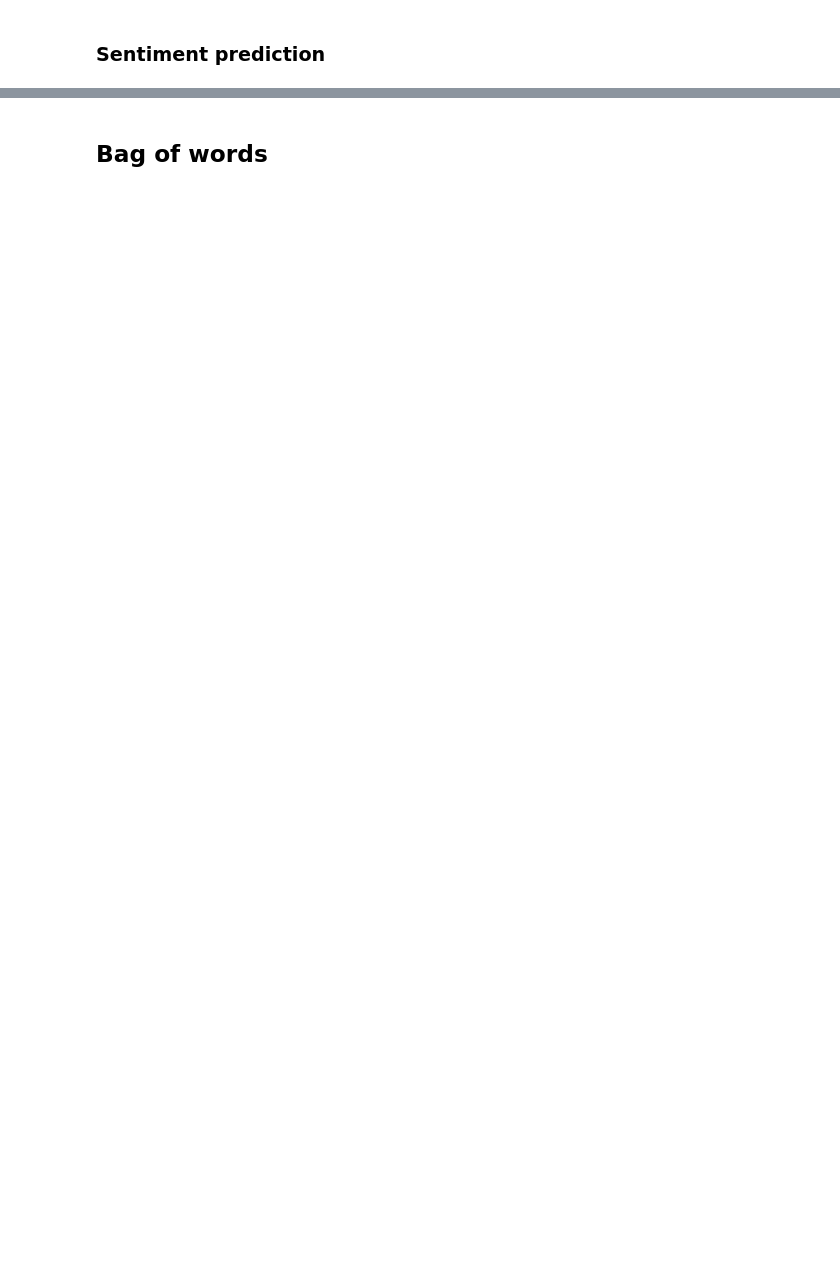
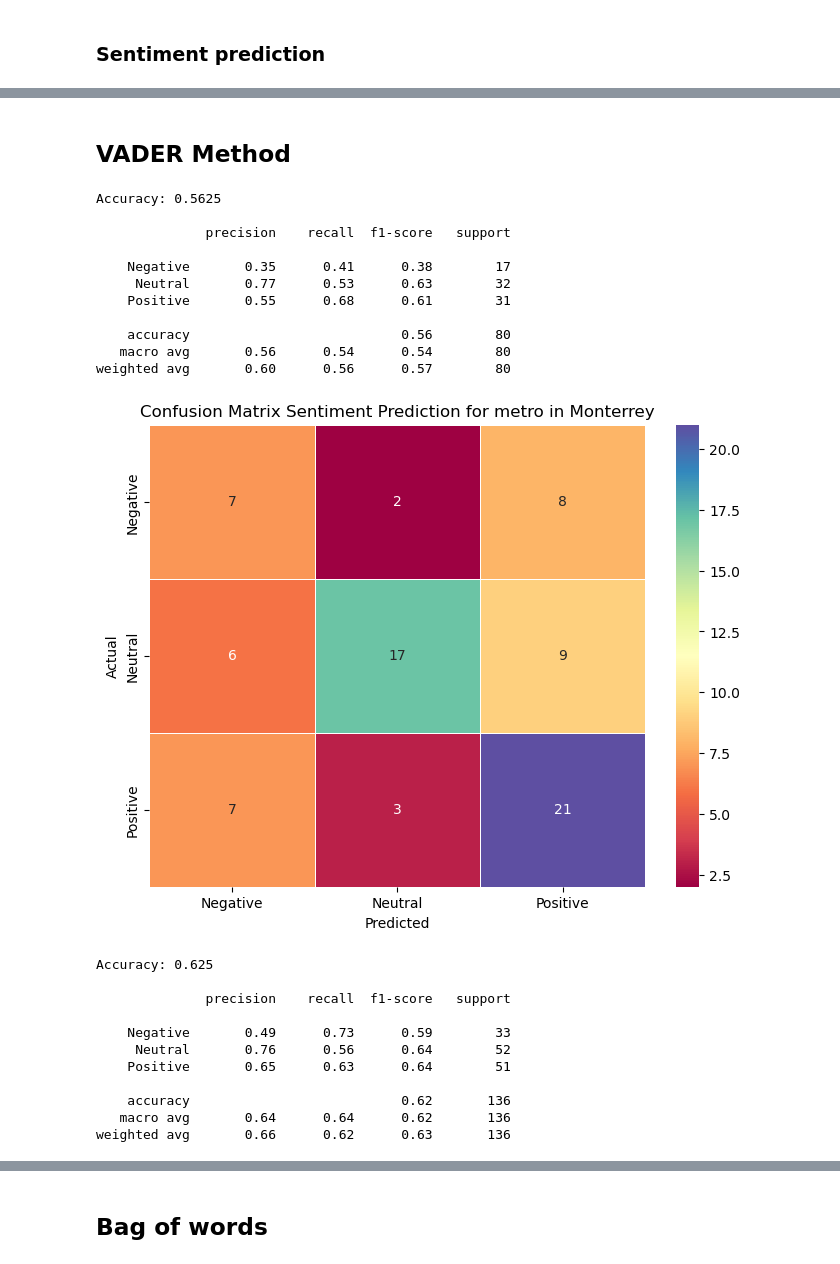
Before and after one commit to Joako1990/CA2, a Jupyter notebook: SENTIMENT ANALYSIS.ipynb, the cells around one changed output, grey strips where cells are left out. Drawn from its saved outputs; the diff is of its cells as text; code cells hidden in the pictures; blank space fills up the shorter version.

```diff
--- a/SENTIMENT ANALYSIS.ipynb
+++ b/SENTIMENT ANALYSIS.ipynb
@@ -281,43 +199,0 @@ weighted avg       0.93      0.62      0.75        80
-# %%
-#Read dataset
-df_sa=pd.read_csv('ireland_LUAS_comments.csv') #we can use a dataset created in the last steps
-
-#Select columns to analyze
-data=df_sa.loc[:,['Comment','Sentiment']]
-
-#Create Sentiment Analyzer object
-sent_analyzer = SentimentIntensityAnalyzer()
-
-#Create function to predict sentiment analysis
-
-def format_output(output_dict):
-
-  polarity = "Neutral"
-
-  if(output_dict['compound'] >= 0.05):
-    polarity = "Positive"
-
-  elif(output_dict['compound'] <= -0.05):
-    polarity = "Negative"
-
-  return polarity
-
-def predict_sentiment(text):
-
-  output_dict =  sent_analyzer.polarity_scores(text)
-  return format_output(output_dict)
-
-#Apply sentiment prediction to a column and storage it in a new column
-
-data["vader_prediction"] = data["Comment"].apply(predict_sentiment)
-
-#Compute accuracy of the prediction compared to the actual values
-
-from sklearn.metrics import accuracy_score, classification_report
-
-accuracy = accuracy_score(data['Sentiment'], data['vader_prediction'])
-
-print("Accuracy: {}\n".format(accuracy))
-
-# Show the classification report
-print(classification_report(data['Sentiment'], data['vader_prediction']))
@@ -335,0 +200,2 @@ weighted avg       0.66      0.62      0.63       136
+# %% [markdown]
+## VADER Method
@@ -335,0 +287,26 @@ weighted avg       0.66      0.62      0.63       136
+# %%
+vader_analyzer('Monterrey_Transmetro_comments.csv','metro','Monterrey'), vader_analyzer('ireland_LUAS_comments.csv','LUAS','Ireland')
+# %% [output]
+Accuracy: 0.5625
+
+              precision    recall  f1-score   support
+
+    Negative       0.35      0.41      0.38        17
+     Neutral       0.77      0.53      0.63        32
+    Positive       0.55      0.68      0.61        31
+
+    accuracy                           0.56        80
+   macro avg       0.56      0.54      0.54        80
+weighted avg       0.60      0.56      0.57        80
+[figure, added]
+Accuracy: 0.625
+
+              precision    recall  f1-score   support
+
+    Negative       0.49      0.73      0.59        33
+     Neutral       0.76      0.56      0.64        52
+    Positive       0.65      0.63      0.64        51
+
+    accuracy                           0.62       136
+   macro avg       0.64      0.64      0.62       136
+weighted avg       0.66      0.62      0.63       136
```
Also changed, not shown: parts of 30 cells of this notebook.
